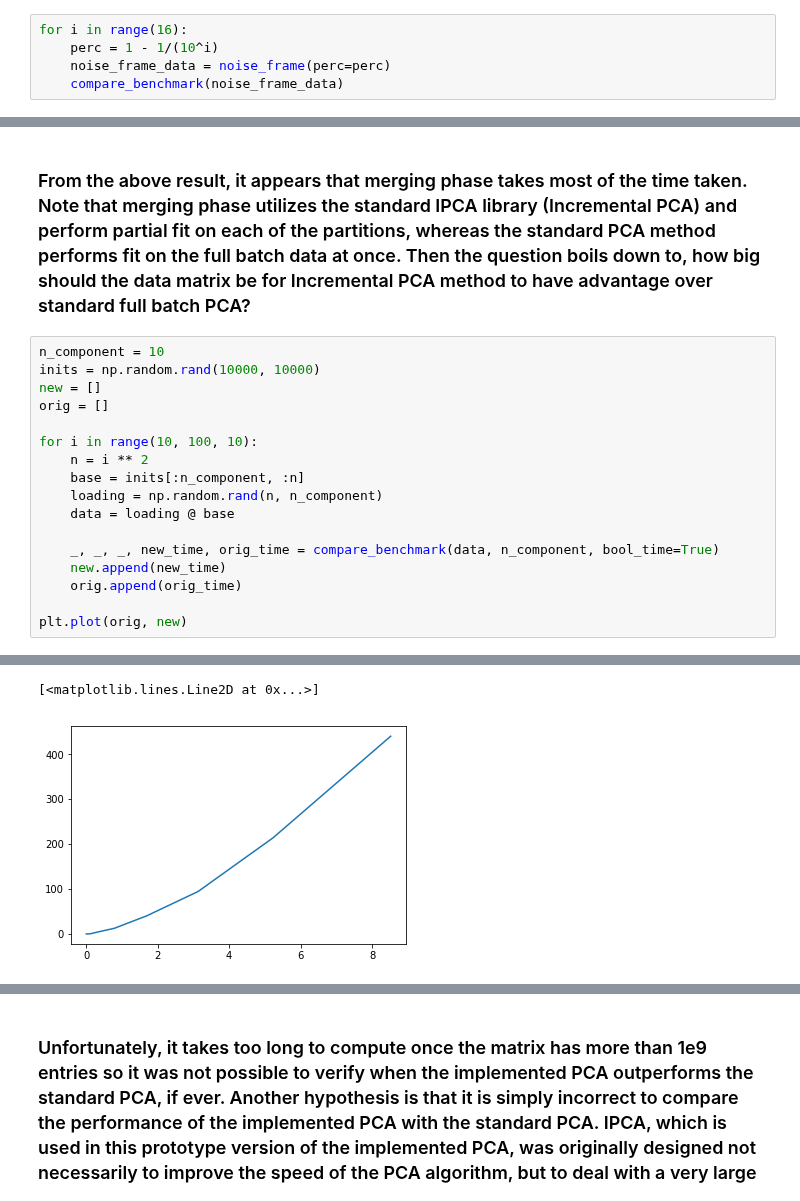
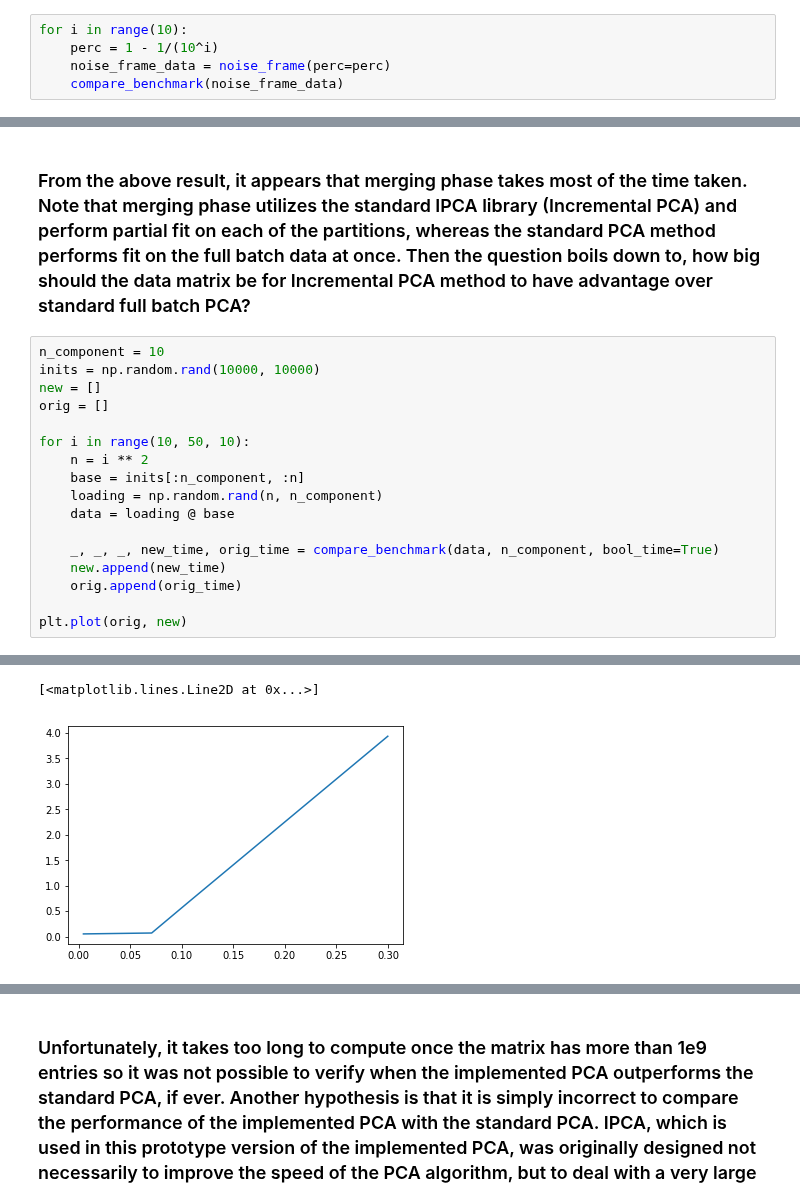
Before and after one commit to LiberTEM/LiberTEM, a Jupyter notebook: examples/pca.ipynb, the cells around one changed output, grey strips where cells are left out. Drawn from its saved outputs; the diff is of its cells as text.

```diff
--- a/examples/pca.ipynb
+++ b/examples/pca.ipynb
@@ -488,5 +501,5 @@ compare_benchmark(gamma_data)
 # %%
-for i in range(16):
+for i in range(10):
     perc = 1 - 1/(10^i)
     noise_frame_data = noise_frame(perc=perc)
     compare_benchmark(noise_frame_data)
@@ -698,7 +785,7 @@ inits = np.random.rand(10000, 10000)
 new = []
 orig = []
 
-for i in range(10, 100, 10):
+for i in range(10, 50, 10):
     n = i ** 2
     base = inits[:n_component, :n]
     loading = np.random.rand(n, n_component)
@@ -722,5 +804,5 @@ For the implemented PCA, it took 440.0407350063324s. For standard PCA, it took 8
 [<matplotlib.lines.Line2D at 0x...>]
-[figure, old version]
+[figure, new version]
 # %%
 plt.plot(np.log(orig), np.log(new))
 plt.xlabel("standard PCA")
```
Also changed, not shown: parts of 68 cells of this notebook.
